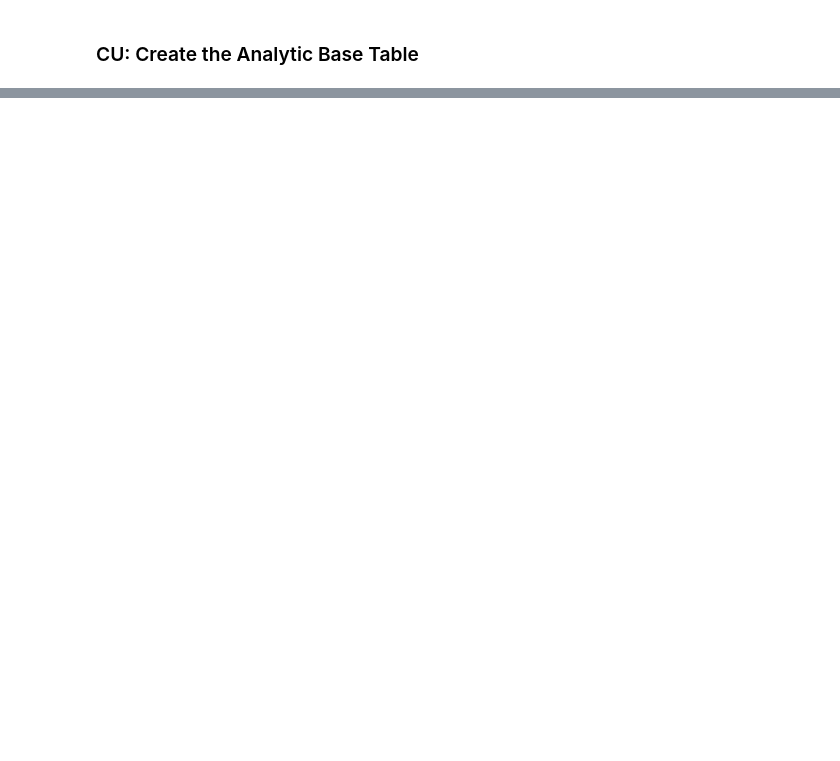
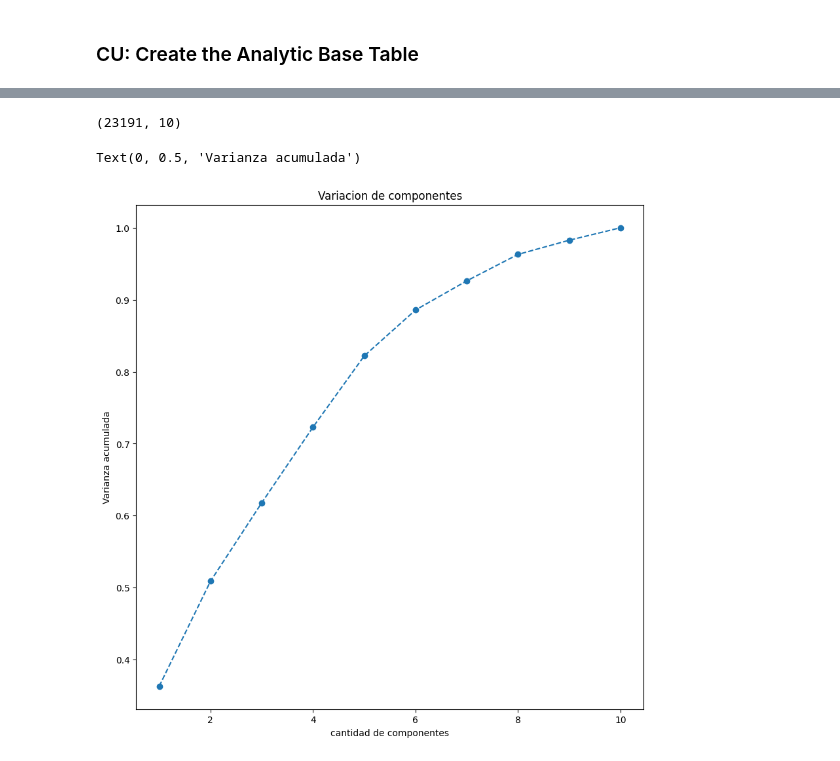
Before and after one commit to comejia/utn-ml-cross-selling, a Jupyter notebook: tp-machine-learning.ipynb, the cells around one changed output, grey strips where cells are left out. Cells and saved outputs as stored; diff of their text form; code cells hidden in the pictures; blank space fills up the shorter version.

```diff
--- a/tp-machine-learning.ipynb
+++ b/tp-machine-learning.ipynb
@@ -781,0 +324,9 @@ ABT.shape
+# %%
+# Elimino los features con valores min == max
+abt_desc = pd.DataFrame(ABT.describe().T)
+
+min_eq_max = abt_desc[abt_desc['min'] == abt_desc['max']].reset_index()
+print("Min == Max: ", min_eq_max.shape)
+
+ABT.drop(min_eq_max['index'], inplace=True, axis=1)
+print("ABT: ", ABT.shape)
@@ -781,0 +384,3 @@ ABT.shape
+# %%
+cols = [x for x in ABT.columns if x.startswith('CreditCard_Spending')]
+cols
@@ -781,0 +398,31 @@ ABT.shape
+# %%
+# Paso 1: Estandarizar
+from sklearn.preprocessing import StandardScaler
+
+scaler = StandardScaler()
+data_scaled = scaler.fit_transform(ABT[cols]) # entrena y transforma las columnas de ABT
+
+df_data_scaled = pd.DataFrame(data_scaled, columns=ABT[cols].columns)
+
+data_scaled.shape
+# %% [output]
+(23191, 10)
+# %%
+# Paso 2: Componentes principales
+from sklearn.decomposition import PCA
+
+n = df_data_scaled.shape[1]
+
+pca = PCA(n_components=n, random_state=1)
+df_pca = pd.DataFrame(pca.fit_transform(df_data_scaled))
+# %%
+import matplotlib.pyplot as plt
+
+plt.figure(figsize=(10, 10))
+plt.plot(range(1, n + 1), pca.explained_variance_ratio_.cumsum(), marker='o', linestyle='--')
+plt.title("Variacion de componentes")
+plt.xlabel("cantidad de componentes")
+plt.ylabel("Varianza acumulada")
+# %% [output]
+Text(0, 0.5, 'Varianza acumulada')
+[figure, added]
```
Also changed, not shown: parts of 64 cells of this notebook, 1 other file.
